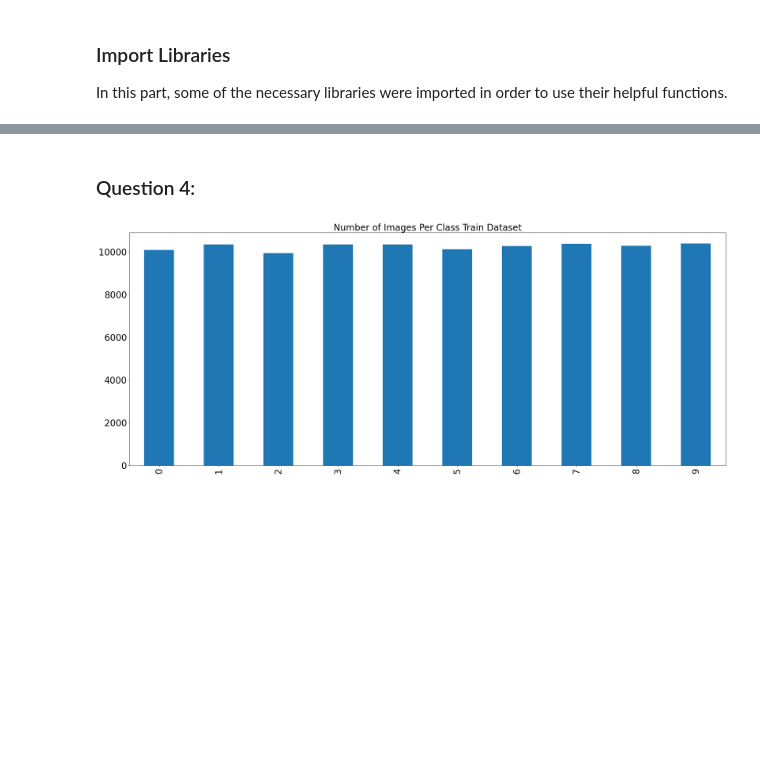
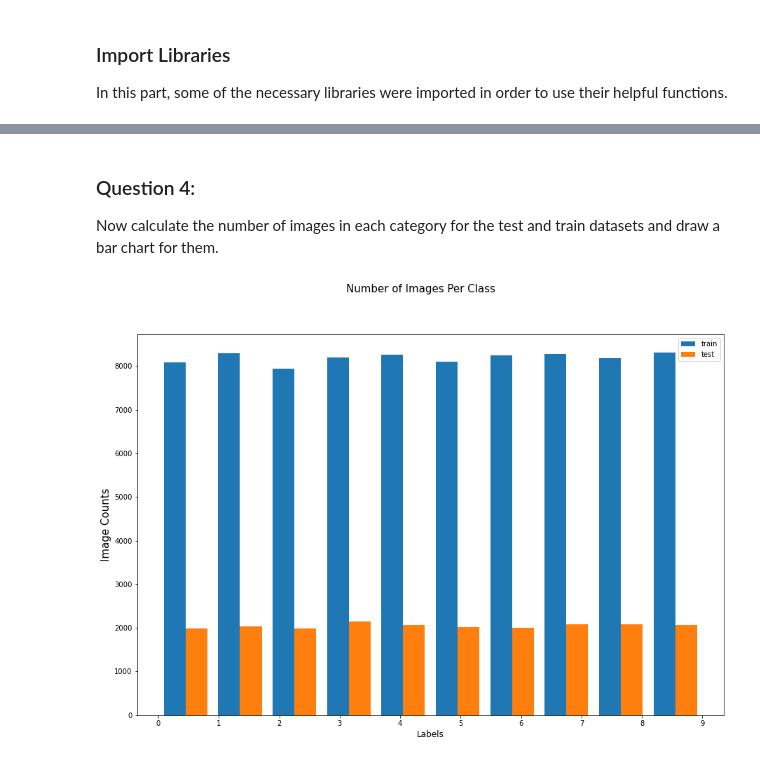
Before and after one commit to mohammadsaadati80/Feed-Forward-Neural-Network, a Jupyter notebook: AI-CA5.ipynb, the cells around one changed output, grey strips where cells are left out. Cells and saved outputs as stored; diff of their text form; code cells hidden in the pictures; blank space fills up the shorter version.

```diff
--- a/AI-CA5.ipynb
+++ b/AI-CA5.ipynb
@@ -27 +42,3 @@ labels = pickle.load(labels_pkl_file)
+# %%
+X_train, X_test, Y_train, Y_test = train_test_split(data , labels , test_size = 0.20 , random_state = 42)
 # %% [markdown]
@@ -88,15 +110,17 @@ for i in range(0,10):
 ... (8 outputs left out)
 # %% [markdown]
 ### Question 4:
+Now calculate the number of images in each category for the test and train datasets and draw a bar chart for them.
 # %%
-values_count = [labels.count(i) for i in range(0,10)]
-values_count = pd.Series(values_count)
-values_count.index = range(0,10)
-plt.figure(figsize=(30,12), dpi= 80, facecolor='w', edgecolor='k')
-values_count.plot.bar(fontsize=25)
-plt.title('Number of Images Per Class Train Dataset', fontsize = 25)
+fig = plt.figure(figsize=(15, 10))
+plt.hist((Y_train, Y_test), label=['train', 'test'])
+plt.xlabel('Labels', fontsize = 12)
+plt.ylabel('Image Counts', fontsize = 15)
+plt.suptitle('Number of Images Per Class', fontsize = 15)
+plt.legend()
+plt.xticks(range(0,10))
 plt.show()
 # %% [output]
-[figure, old version]
+[figure, new version]
 # %% [markdown]
 ### Question 5:
```
Also changed, not shown: parts of 62 cells of this notebook.
